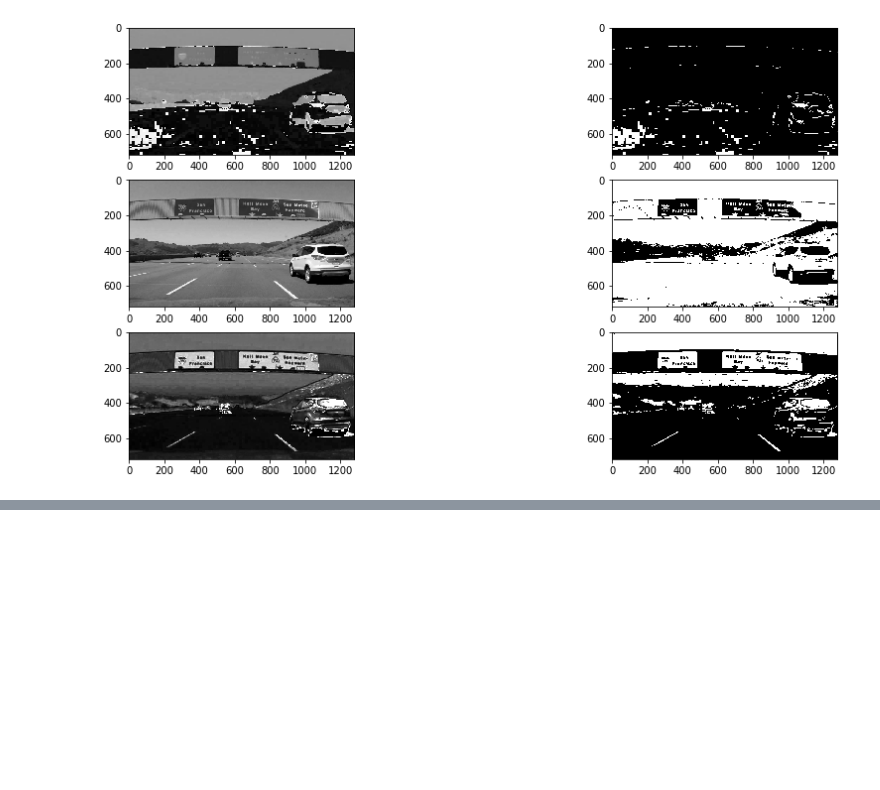
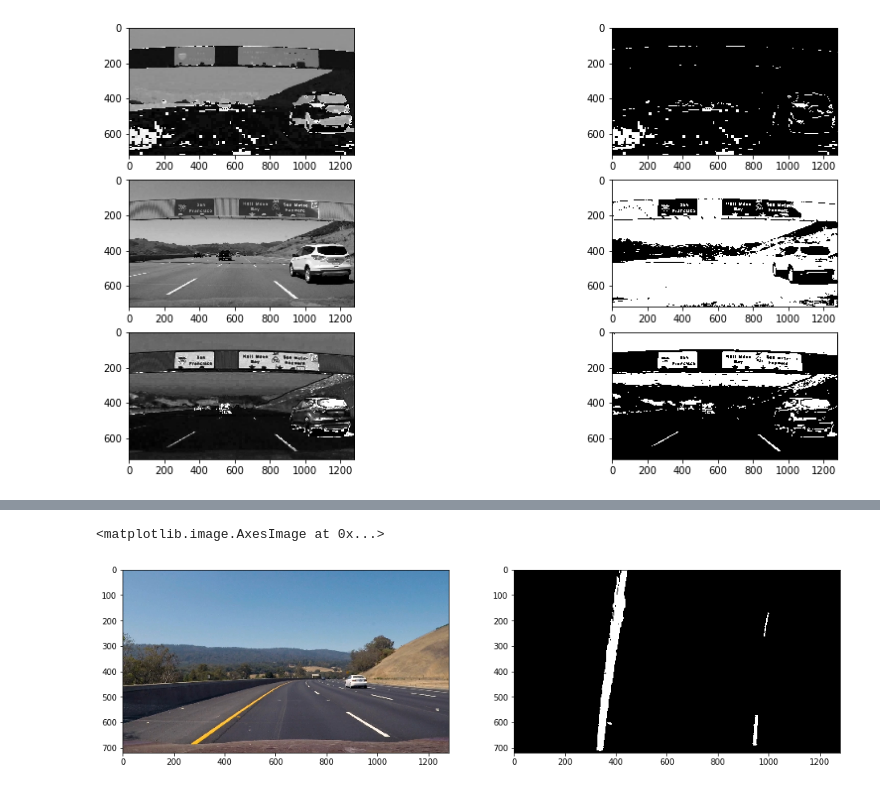
Before and after one commit to kevinwestern/CarND-Advanced-Lane-Lines, a Jupyter notebook: lane-finder.ipynb, the cells around one changed output, grey strips where cells are left out. Drawn from its saved outputs; the diff is of its cells as text; code cells hidden in the pictures; blank space fills up the shorter version.

```diff
--- a/lane-finder.ipynb
+++ b/lane-finder.ipynb
@@ -194,0 +226,42 @@ test_run('./test_images/signs_vehicles_xygrad.jpg')
+# %%
+def apply_thresholds(img_rgb, sobel_kernel=9):
+    gray = cv2.cvtColor(img_rgb, cv2.COLOR_RGB2GRAY)
+
+    gradx = abs_sobel_thresh(gray, orient='x', thresh_min=50, thresh_max=150)
+    grady = abs_sobel_thresh(gray, orient='y', thresh_min=50, thresh_max=150)
+    mag_binary = mag_thresh(gray, sobel_kernel=sobel_kernel, thresh_min=30, thresh_max=150)
+    min_radian = 0.7
+    max_radian = 1.3
+    dir_binary = dir_threshold(gray, sobel_kernel=sobel_kernel, thresh_min_radian=min_radian, thresh_max_radian=max_radian)
+
+    combined = np.zeros_like(dir_binary)
+    combined[((grady == 1) & (dir_binary == 1) & (mag_binary == 1))] = 1
+
+    hls_img = cv2.cvtColor(img_rgb, cv2.COLOR_RGB2HLS)
+    S = hls_img[:,:,2]
+
+    s_binary = np.zeros_like(S)
+    s_binary[(S > 90) & (S <= 255)] = 1
+
+    result = np.zeros_like(combined)
+    result[(s_binary == 1) & (grady == 1)] = 1
+    return s_binary
+# %%
+def pipeline(img):
+    undistored = camera.undistort_img(img)
+    transformed = apply_perspective(undistored)
+    binaried = apply_thresholds(transformed)
+    return binaried
+
+img = cv2.imread('./test_images/test3.jpg')
+img = cv2.cvtColor(img, cv2.COLOR_BGR2RGB)
+pipelined = pipeline(img)
+
+fig, ax = plt.subplots(nrows=1, ncols=2, figsize=(16, 8))
+ax = ax.ravel()
+
+ax[0].imshow(img)
+ax[1].imshow(pipelined, cmap='gray')
+# %% [output]
+<matplotlib.image.AxesImage at 0x...>
+[figure, added]
```
Also changed, not shown: parts of 6 cells of this notebook, 2 other files.
